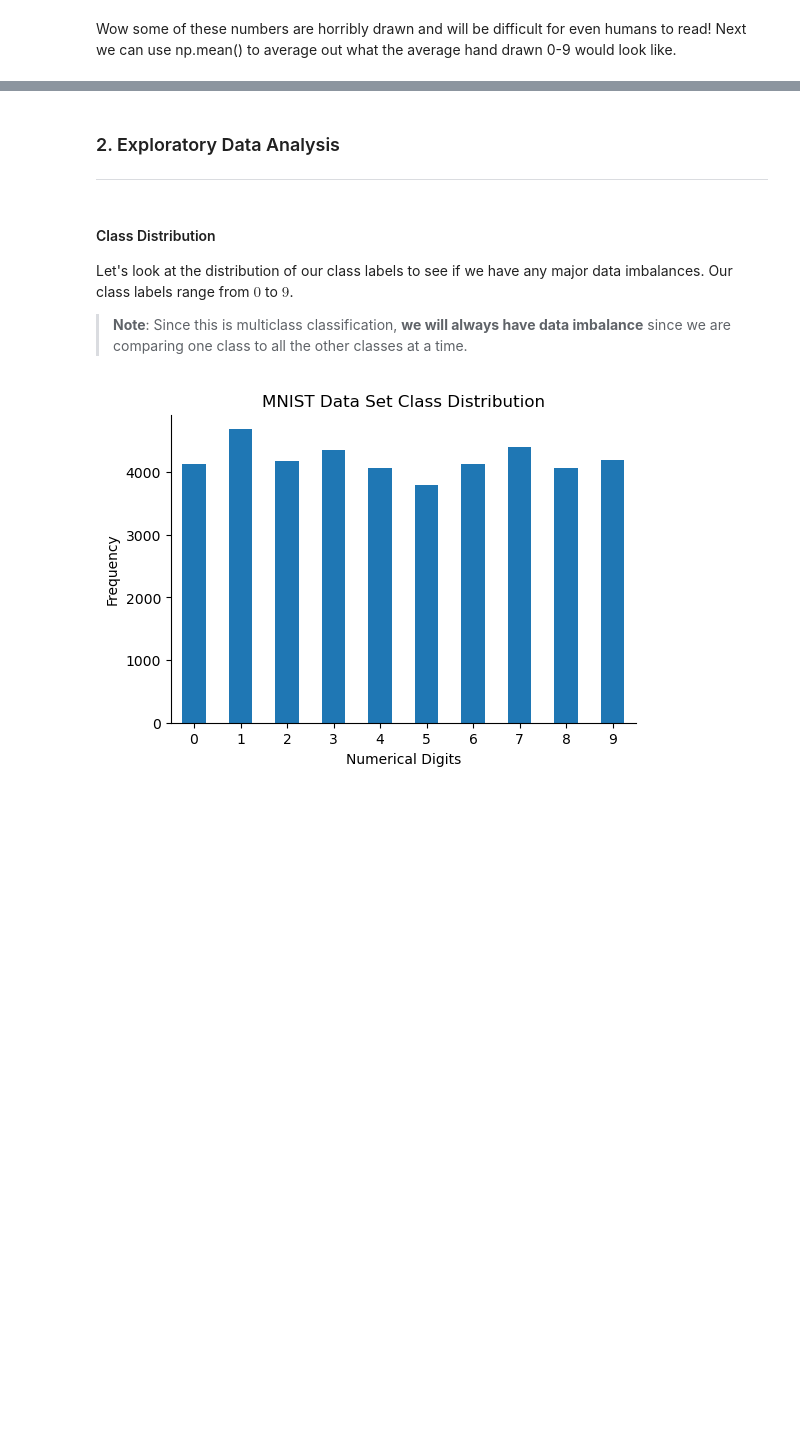
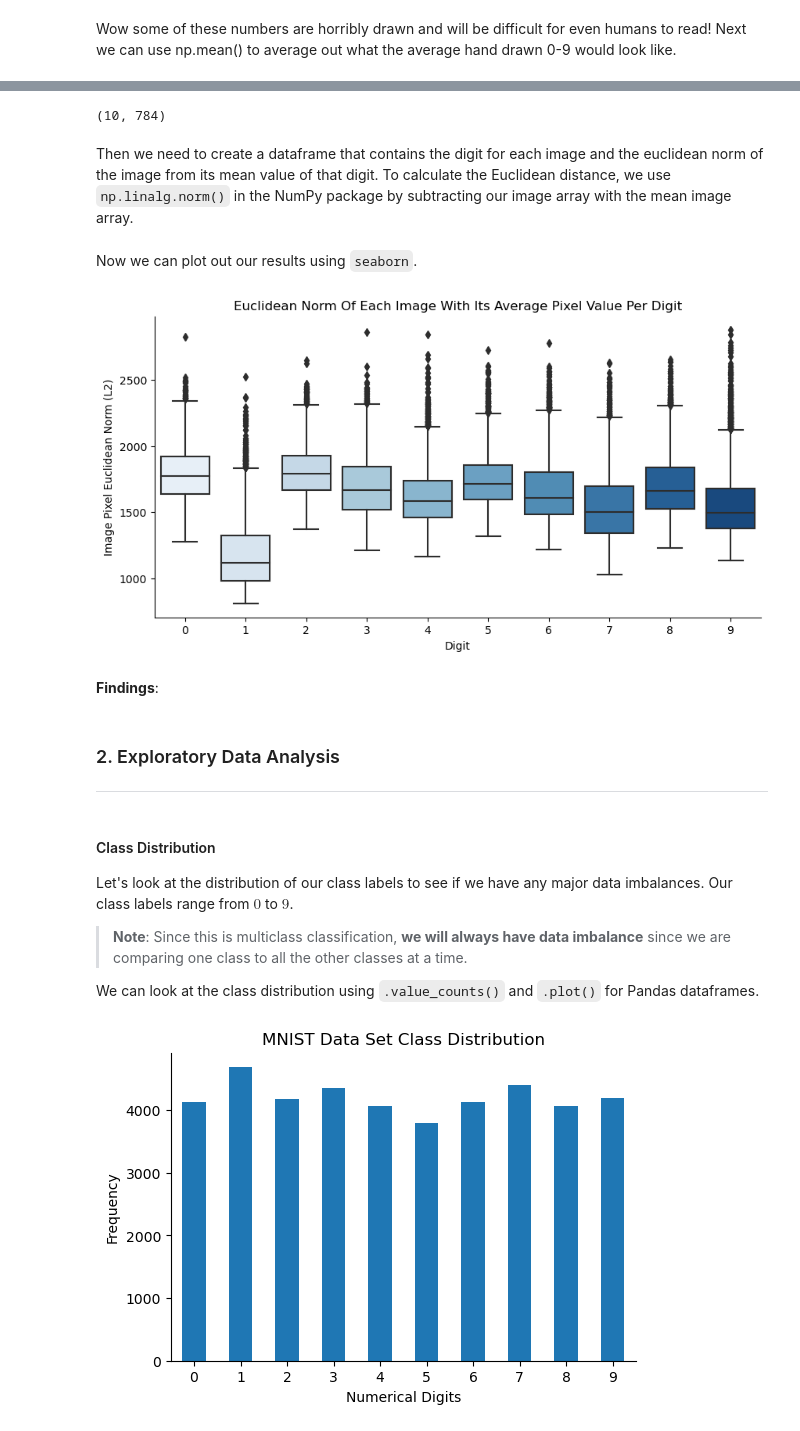
Before and after one commit to clem21chan/MNIST_Digit_Recognizer, a Jupyter notebook: Notebooks/MNIST_Digit_Recognizer.ipynb, the cells around one changed output, grey strips where cells are left out. Drawn from its saved outputs; the diff is of its cells as text; code cells hidden in the pictures; blank space fills up the shorter version.

```diff
--- a/Notebooks/MNIST_Digit_Recognizer.ipynb
+++ b/Notebooks/MNIST_Digit_Recognizer.ipynb
@@ -179,3 +190,46 @@ Once this is averaged out, we can see how most people in this dataset usually dr
+# %%
+# Mean pixel values for each digit
+mean_pixel = np.array([np.mean(X[y==target], axis=0) for target in range(10)])
+
+# Checking for the proper shape
+mean_pixel.shape
+# %% [output]
+(10, 784)
+# %% [markdown]
+Then we need to create a dataframe that contains the digit for each image and the euclidean norm of the image from its mean value of that digit. To calculate the Euclidean distance, we use `np.linalg.norm()` in the NumPy package by subtracting our image array with the mean image array.
+# %%
+# Create a dictionary to store values that will be converted to a Pandas dataframe
+x = {'digit': [], 'norm': []}
+
+# Loop over all the images in our training set and store the image class as well as its Euclidean norm
+for image in range(len(X)):
+
+    # Find image class
+    y_class = y[image]
+
+    # Store image class
+    x['digit'].append(y_class)
+
+    # Calculate and store Euclidean norm using np.linalg
+    x['norm'].append(np.linalg.norm(X.iloc[image] - mean_pixel[y_class]))
+# %% [markdown]
+Now we can plot out our results using `seaborn`.
+# %%
+# Convert dictionary to dataframe
+digit_spread = pd.DataFrame(x)
+
+# Plot data as a boxplot
+plt.figure(figsize=(10,5))
+sns.boxplot(digit_spread, x='digit', y='norm', palette='Blues')
+plt.title("Euclidean norm of each image with its average pixel value per digit".title())
+plt.xlabel("Digit")
+plt.ylabel("Image pixel euclidean norm (L2)".title())
+sns.despine()
+plt.show()
+# %% [output]
+[figure, added]
+# %% [markdown]
+**Findings**:
 # %% [markdown]
 <a id = 'eda'><a/>
 ### 2. Exploratory Data Analysis
@@ -189,4 +241,6 @@ Once this is averaged out, we can see how most people in this dataset usually dr
 Let's look at the distribution of our class labels to see if we have any major data imbalances. Our class labels range from $0$ to $9$.
 
 >**Note**: Since this is multiclass classification, **we will always have data imbalance** since we are comparing one class to all the other classes at a time.
+
+We can look at the class distribution using `.value_counts()` and `.plot()` for Pandas dataframes.
 # %%
```
Also changed, not shown: parts of 10 cells of this notebook.
